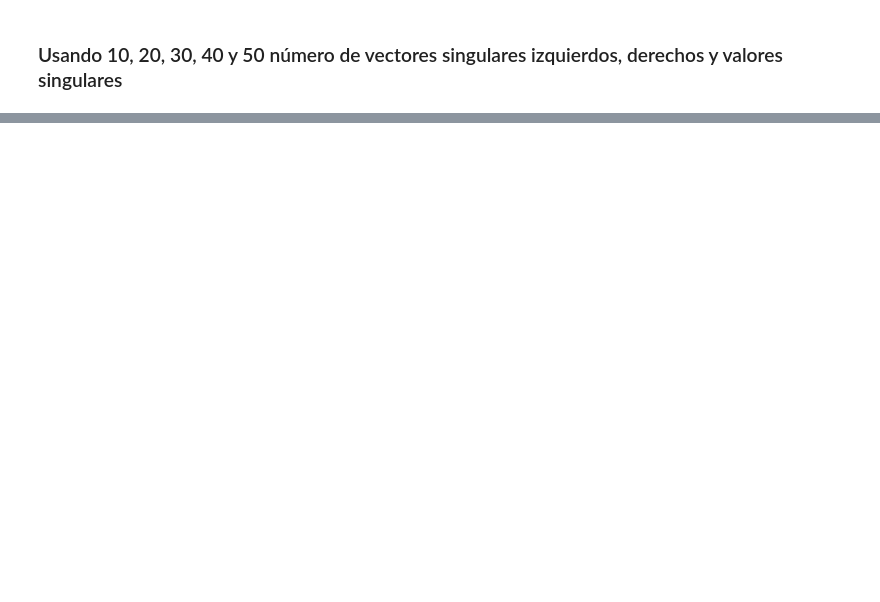
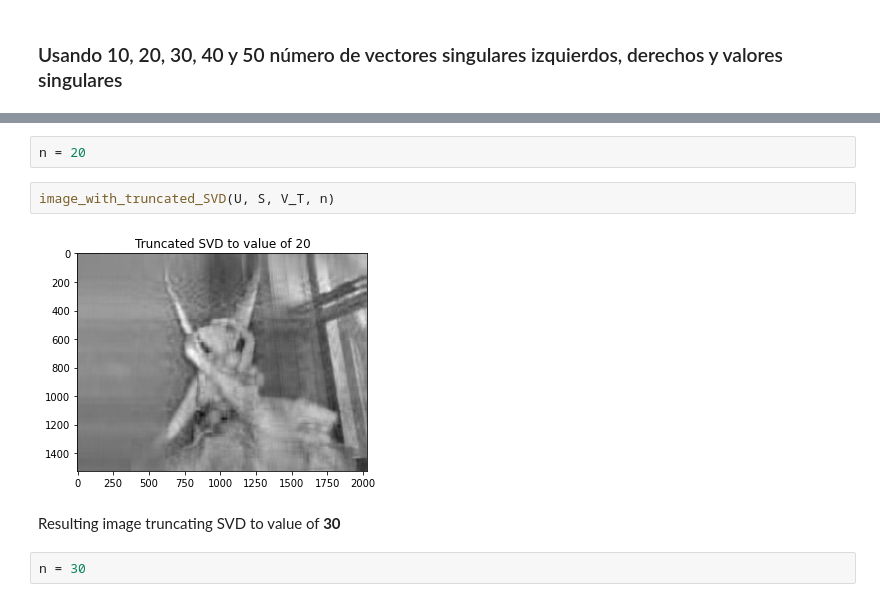
Before and after one commit to Roberto919/Propedeutico, a Jupyter notebook: Ejercicios_clase/3_algebra_lineal/4_SVD_y_reconstruccion_de_imagenes.ipynb, the cells around one changed output, grey strips where cells are left out. Cells and saved outputs as stored; diff of their text form; blank space fills up the shorter version.

```diff
--- a/Ejercicios_clase/3_algebra_lineal/4_SVD_y_reconstruccion_de_imagenes.ipynb
+++ b/Ejercicios_clase/3_algebra_lineal/4_SVD_y_reconstruccion_de_imagenes.ipynb
@@ -446,0 +367,10 @@ plt.show()
+# %%
+n = 20
+# %%
+image_with_truncated_SVD(U, S, V_T, n)
+# %% [output]
+[figure, added]
+# %% [markdown]
+Resulting image truncating SVD to value of **30**
+# %%
+n = 30
```
Also changed, not shown: parts of 61 cells of this notebook, 3 other files.
